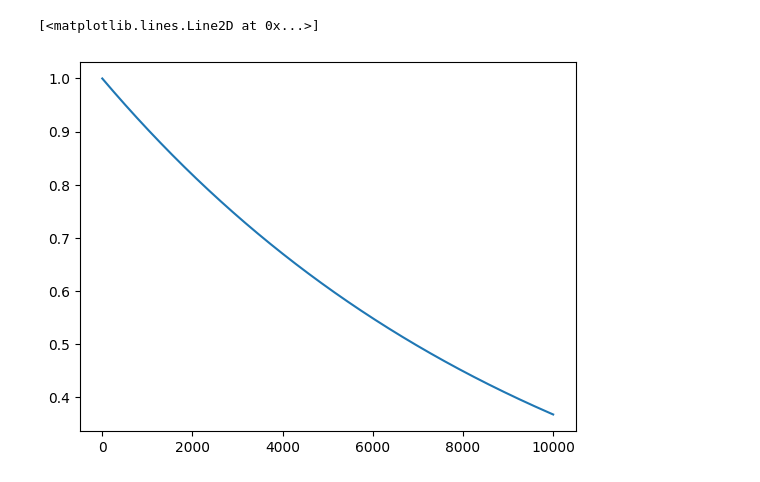
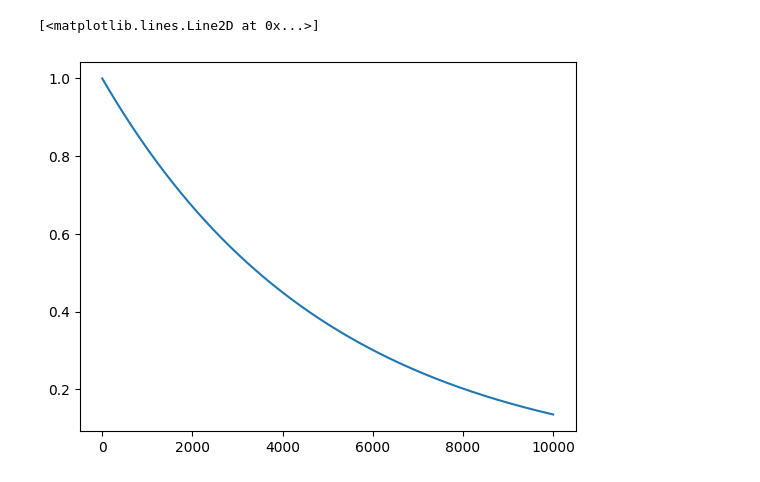
Before and after one commit to gvlos/SwitchFL, a Jupyter notebook: plot.ipynb, the cells around one changed output. Drawn from its saved outputs; the diff is of its cells as text; code cells hidden in the pictures.

```diff
--- a/plot.ipynb
+++ b/plot.ipynb
@@ -20,6 +22,6 @@ plt.plot(arrived_trains["x"])
 # %%
-decay = 1 * (0.9999 ** np.arange(10_000))
+decay = 1.0 * (0.9998 ** np.arange(10_000))
 plt.plot(decay)
 # %% [output]
 [<matplotlib.lines.Line2D at 0x...>]
-[figure, old version]
+[figure, new version]
```
Also changed, not shown: parts of 6 cells of this notebook, 8 other files.
